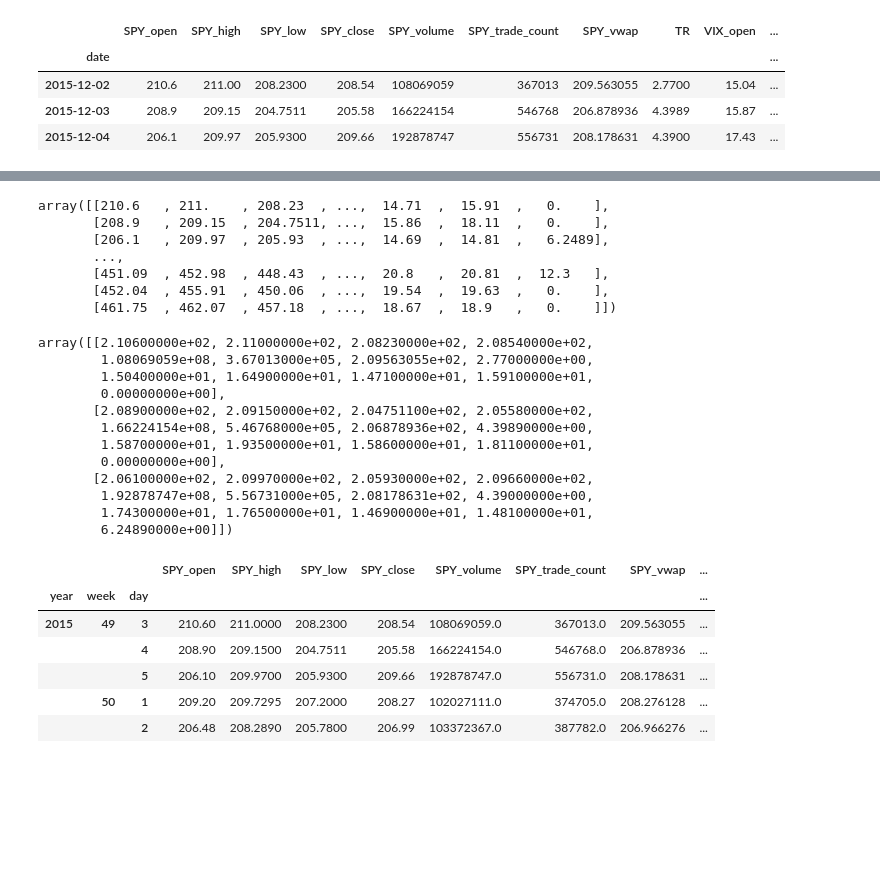
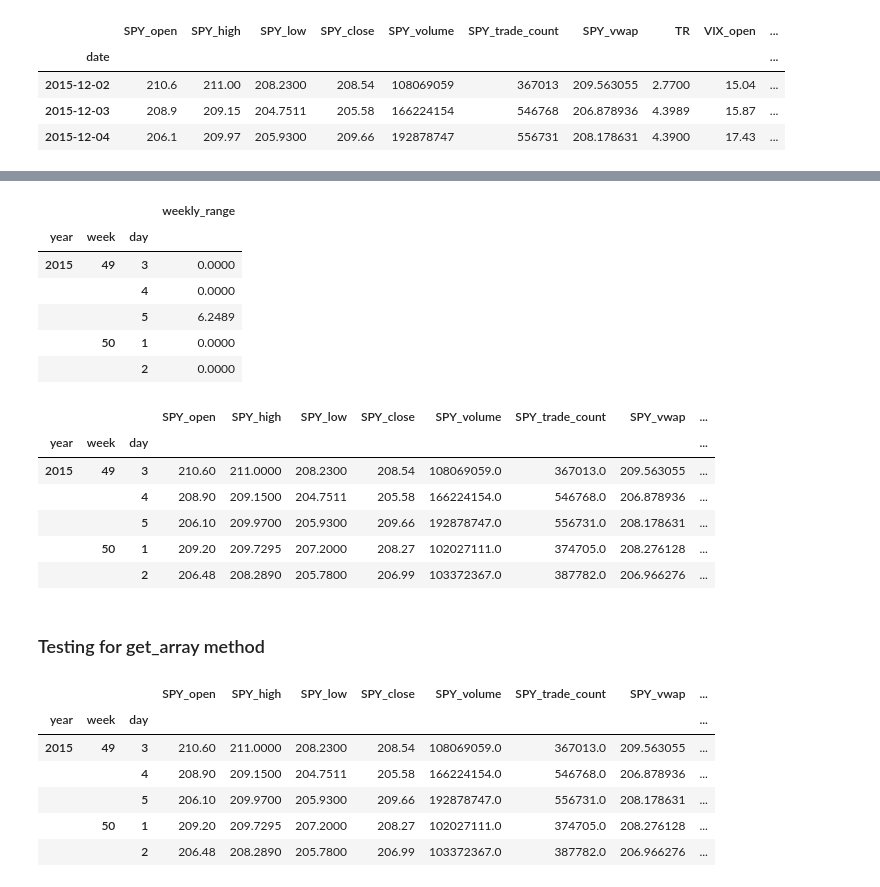
Before and after one commit to laramiedunlap/Project2, a Jupyter notebook: Laramie.ipynb, the cells around one changed output, grey strips where cells are left out. Cells and saved outputs as stored; diff of their text form; code cells hidden in the pictures; blank space fills up the shorter version.

```diff
--- a/Laramie.ipynb
+++ b/Laramie.ipynb
@@ -165,27 +144,0 @@ week_group.loc[idx[:, :, :]]
-# %%
-idx = pd.IndexSlice
-
-week_group.loc[idx[:, :, :]].values
-# %% [output]
-array([[210.6   , 211.    , 208.23  , ...,  14.71  ,  15.91  ,   0.    ],
-       [208.9   , 209.15  , 204.7511, ...,  15.86  ,  18.11  ,   0.    ],
-       [206.1   , 209.97  , 205.93  , ...,  14.69  ,  14.81  ,   6.2489],
-       ...,
-       [451.09  , 452.98  , 448.43  , ...,  20.8   ,  20.81  ,  12.3   ],
-       [452.04  , 455.91  , 450.06  , ...,  19.54  ,  19.63  ,   0.    ],
-       [461.75  , 462.07  , 457.18  , ...,  18.67  ,  18.9   ,   0.    ]])
-# %%
-week_group.xs(2015, level=0, drop_level=False).xs(49, level=1, drop_level=False).values
-# %% [output]
-array([[2.10600000e+02, 2.11000000e+02, 2.08230000e+02, 2.08540000e+02,
-        1.08069059e+08, 3.67013000e+05, 2.09563055e+02, 2.77000000e+00,
-        1.50400000e+01, 1.64900000e+01, 1.47100000e+01, 1.59100000e+01,
-        0.00000000e+00],
-       [2.08900000e+02, 2.09150000e+02, 2.04751100e+02, 2.05580000e+02,
-        1.66224154e+08, 5.46768000e+05, 2.06878936e+02, 4.39890000e+00,
-        1.58700000e+01, 1.93500000e+01, 1.58600000e+01, 1.81100000e+01,
-        0.00000000e+00],
-       [2.06100000e+02, 2.09970000e+02, 2.05930000e+02, 2.09660000e+02,
-        1.92878747e+08, 5.56731000e+05, 2.08178631e+02, 4.39000000e+00,
-        1.74300000e+01, 1.76500000e+01, 1.46900000e+01, 1.48100000e+01,
-        6.24890000e+00]])
@@ -192,3 +150,23 @@ array([[2.10600000e+02, 2.11000000e+02, 2.08230000e+02, 2.08540000e+02,
+# %%
+display(df_y.head())
+display(df_x.head())
+# %% [output]
+|  |  |  | weekly_range |
+| year | week | day |  |
+| 2015 | 49 | 3 | 0.0000 |
+|  |  | 4 | 0.0000 |
+|  |  | 5 | 6.2489 |
+|  | 50 | 1 | 0.0000 |
+|  |  | 2 | 0.0000 |
+|  |  |  | SPY_open | SPY_high | SPY_low | SPY_close | SPY_volume | SPY_trade_count | SPY_vwap | ... |
+| year | week | day |  |  |  |  |  |  |  | ... |
+| 2015 | 49 | 3 | 210.60 | 211.0000 | 208.2300 | 208.54 | 108069059.0 | 367013.0 | 209.563055 | ... |
+|  |  | 4 | 208.90 | 209.1500 | 204.7511 | 205.58 | 166224154.0 | 546768.0 | 206.878936 | ... |
+|  |  | 5 | 206.10 | 209.9700 | 205.9300 | 209.66 | 192878747.0 | 556731.0 | 208.178631 | ... |
+|  | 50 | 1 | 209.20 | 209.7295 | 207.2000 | 208.27 | 102027111.0 | 374705.0 | 208.276128 | ... |
+|  |  | 2 | 206.48 | 208.2890 | 205.7800 | 206.99 | 103372367.0 | 387782.0 | 206.966276 | ... |
+# %% [markdown]
+### Testing for get_array method
 # %%
 wk_grp_ind = week_group.index.to_list()
 week_numbers = [tup[1] for tup in wk_grp_ind]
```
Also changed, not shown: parts of 24 cells of this notebook, 1 other file.
